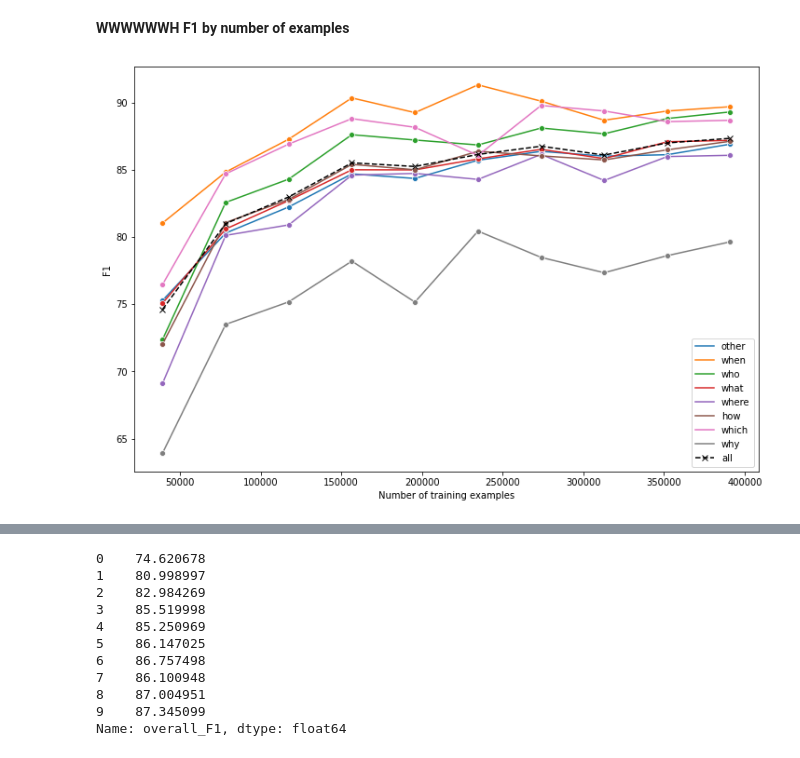
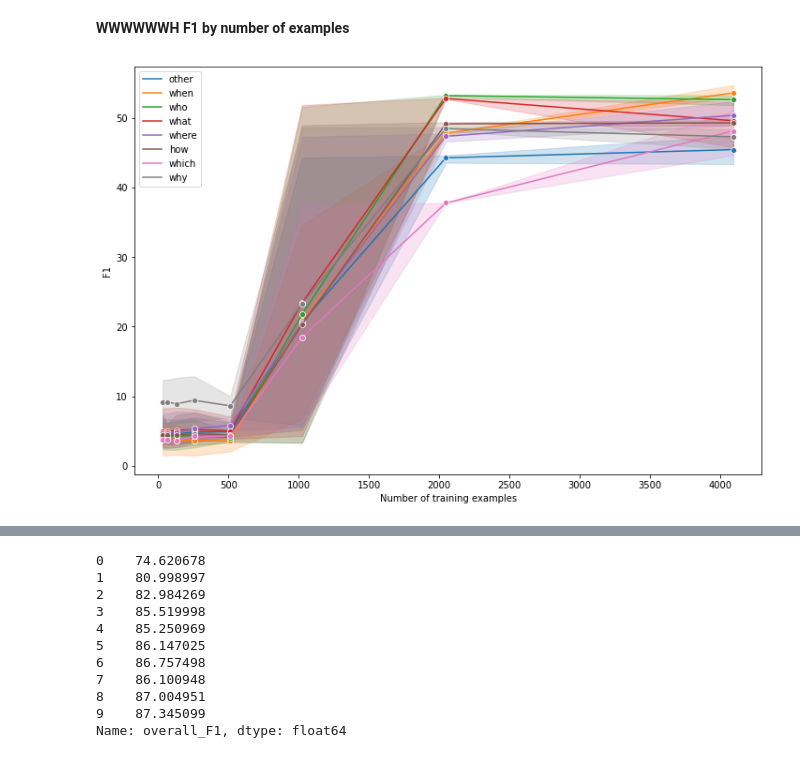
Before and after one commit to stevieg3/when-do-reading-comprehension-models-learn, a Jupyter notebook: notebooks/main/02-albert-xlarge-v2 SQuADv2.ipynb, the cells around one changed output, grey strips where cells are left out. Saved outputs shown, nothing was run; the diff lists cells and outputs as text; code cells hidden in the pictures.

```diff
--- a/notebooks/main/02-albert-xlarge-v2 SQuADv2.ipynb
+++ b/notebooks/main/02-albert-xlarge-v2 SQuADv2.ipynb
@@ -330,7 +330,7 @@ for seed, num_examples, label in tqdm(
     list(
         itertools.product(
             SEEDS,
-            combined['num_examples'].unique(),
+            np.sort(combined['num_examples'].unique())[:8], # combined['num_examples'].unique(),
             combined['w8h_label'].unique()
         )
     )
@@ -338,7 +338,8 @@ for seed, num_examples, label in tqdm(
 
     combined_subset = combined.copy()[
         (combined['w8h_label'] == label) &
-        (combined['num_examples'] == num_examples)
+        (combined['num_examples'] == num_examples) &
+        (combined['seed'] == seed)
     ]
 
     id_list = list(combined_subset['id'])
@@ -357,5 +358,7 @@ for seed, num_examples, label in tqdm(
 
     full_metrics.append(metrics)
 # %%
-pd.DataFrame(full_metrics)
+full_metrics_df = pd.DataFrame(full_metrics)
+print(full_metrics_df.shape)
+full_metrics_df.head()
 # %% [output]
@@ -386,10 +376,10 @@ __WWWWWWH F1 by number of examples__
 # %%
 plt.figure(figsize=(12, 8))
 plt.xlabel('Number of training examples')
 plt.ylabel('F1')
 sns.lineplot(data=full_metrics_df, y='f1', x='num_examples', hue='w8h_label', marker='o', palette='tab10')
-plt.plot(overall_f1_perf_df['checkpoint'].map(checkpoint_to_examples), overall_f1_perf_df['overall_F1'], linestyle='--', marker='x', label='all', color='black')
+# plt.plot(overall_f1_perf_df['checkpoint'].map(checkpoint_to_examples), overall_f1_perf_df['overall_F1'], linestyle='--', marker='x', label='all', color='black')
 plt.legend()
 plt.show()
 # %% [output]
-[figure, old version]
+[figure, new version]
```
Also changed, not shown: parts of 7 cells of this notebook.
